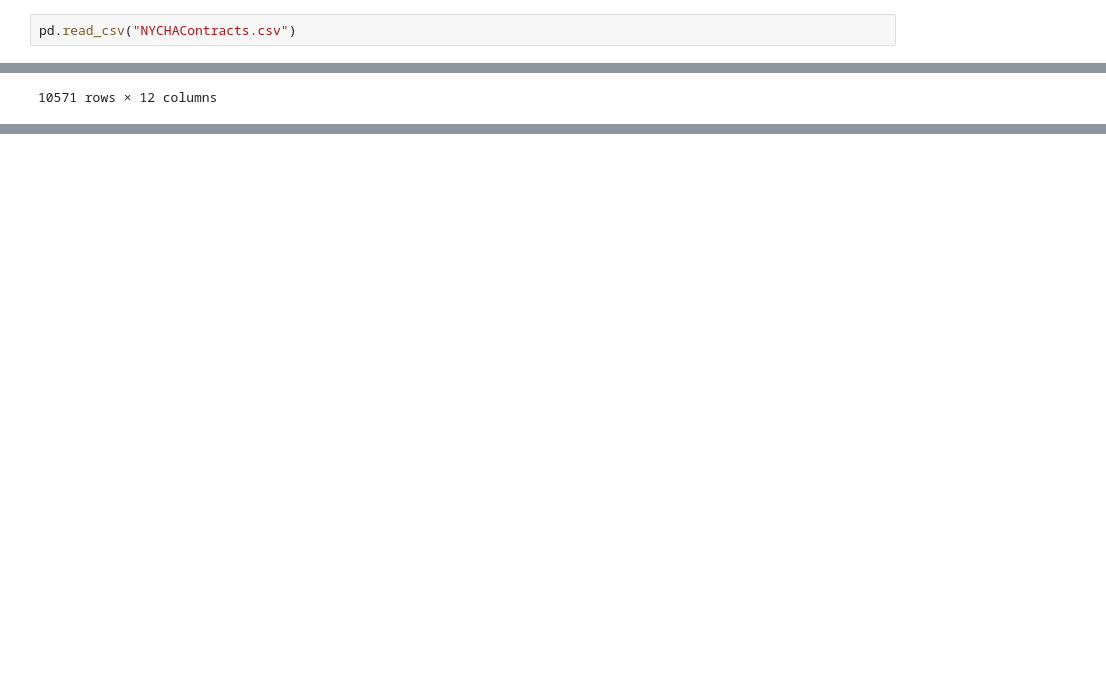
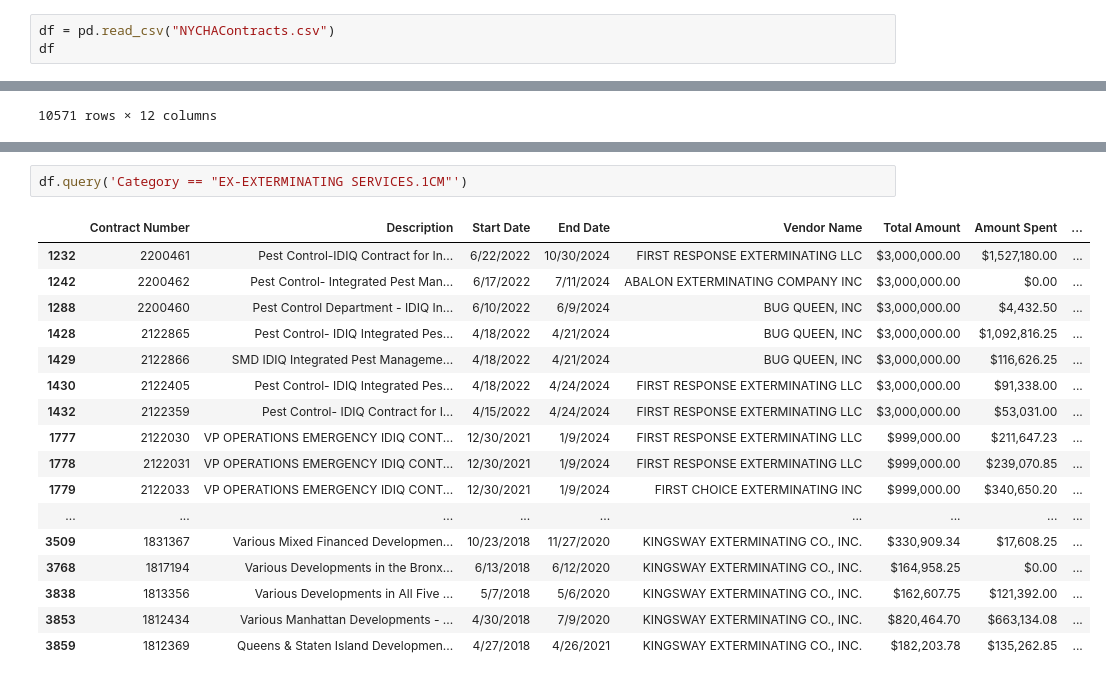
Before and after one commit to jtiburcio01/NYCHAcontracts, a Jupyter notebook: Contract_Analysis.ipynb, the cells around one changed output, grey strips where cells are left out. Cells and saved outputs as stored; diff of their text form; blank space fills up the shorter version.

```diff
--- a/Contract_Analysis.ipynb
+++ b/Contract_Analysis.ipynb
@@ -1,7 +1,8 @@
 # %%
 import pandas as pd
 # %%
-pd.read_csv("NYCHAContracts.csv")
+df = pd.read_csv("NYCHAContracts.csv")
+df
 # %% [output]
 |  | Contract Number | Description | Start Date | End Date | Vendor Name | Total Amount | Amount Spent | ... |
 | 0 | 2330498 | JOHNSON COMMUNITY CENTER - BATHRO... | 4/3/2024 | 11/8/2024 | D.D.S. MECHANICAL PLUMBING & HEAT... | $1,157,000.00 | $0.00 | ... |
@@ -18,0 +62,20 @@ pd.read_csv("NYCHAContracts.csv")
+# %%
+df.query('Category == "EX-EXTERMINATING SERVICES.1CM"')
+# %% [output]
+|  | Contract Number | Description | Start Date | End Date | Vendor Name | Total Amount | Amount Spent | ... |
+| 1232 | 2200461 | Pest Control-IDIQ Contract for In... | 6/22/2022 | 10/30/2024 | FIRST RESPONSE EXTERMINATING LLC | $3,000,000.00 | $1,527,180.00 | ... |
+| 1242 | 2200462 | Pest Control- Integrated Pest Man... | 6/17/2022 | 7/11/2024 | ABALON EXTERMINATING COMPANY INC | $3,000,000.00 | $0.00 | ... |
+| 1288 | 2200460 | Pest Control Department - IDIQ In... | 6/10/2022 | 6/9/2024 | BUG QUEEN, INC | $3,000,000.00 | $4,432.50 | ... |
+| 1428 | 2122865 | Pest Control- IDIQ Integrated Pes... | 4/18/2022 | 4/21/2024 | BUG QUEEN, INC | $3,000,000.00 | $1,092,816.25 | ... |
+| 1429 | 2122866 | SMD IDIQ Integrated Pest Manageme... | 4/18/2022 | 4/21/2024 | BUG QUEEN, INC | $3,000,000.00 | $116,626.25 | ... |
+| 1430 | 2122405 | Pest Control- IDIQ Integrated Pes... | 4/18/2022 | 4/24/2024 | FIRST RESPONSE EXTERMINATING LLC | $3,000,000.00 | $91,338.00 | ... |
+| 1432 | 2122359 | Pest Control- IDIQ Contract for I... | 4/15/2022 | 4/24/2024 | FIRST RESPONSE EXTERMINATING LLC | $3,000,000.00 | $53,031.00 | ... |
+| 1777 | 2122030 | VP OPERATIONS EMERGENCY IDIQ CONT... | 12/30/2021 | 1/9/2024 | FIRST RESPONSE EXTERMINATING LLC | $999,000.00 | $211,647.23 | ... |
+| 1778 | 2122031 | VP OPERATIONS EMERGENCY IDIQ CONT... | 12/30/2021 | 1/9/2024 | FIRST RESPONSE EXTERMINATING LLC | $999,000.00 | $239,070.85 | ... |
+| 1779 | 2122033 | VP OPERATIONS EMERGENCY IDIQ CONT... | 12/30/2021 | 1/9/2024 | FIRST CHOICE EXTERMINATING INC | $999,000.00 | $340,650.20 | ... |
+| ... | ... | ... | ... | ... | ... | ... | ... | ... |
+| 3509 | 1831367 | Various Mixed Financed Developmen... | 10/23/2018 | 11/27/2020 | KINGSWAY EXTERMINATING CO., INC. | $330,909.34 | $17,608.25 | ... |
+| 3768 | 1817194 | Various Developments in the Bronx... | 6/13/2018 | 6/12/2020 | KINGSWAY EXTERMINATING CO., INC. | $164,958.25 | $0.00 | ... |
+| 3838 | 1813356 | Various Developments in All Five ... | 5/7/2018 | 5/6/2020 | KINGSWAY EXTERMINATING CO., INC. | $162,607.75 | $121,392.00 | ... |
+| 3853 | 1812434 | Various Manhattan Developments - ... | 4/30/2018 | 7/9/2020 | KINGSWAY EXTERMINATING CO., INC. | $820,464.70 | $663,134.08 | ... |
+| 3859 | 1812369 | Queens & Staten Island Developmen... | 4/27/2018 | 4/26/2021 | KINGSWAY EXTERMINATING CO., INC. | $182,203.78 | $135,262.85 | ... |
```
Also changed, not shown: parts of 2 cells of this notebook.
